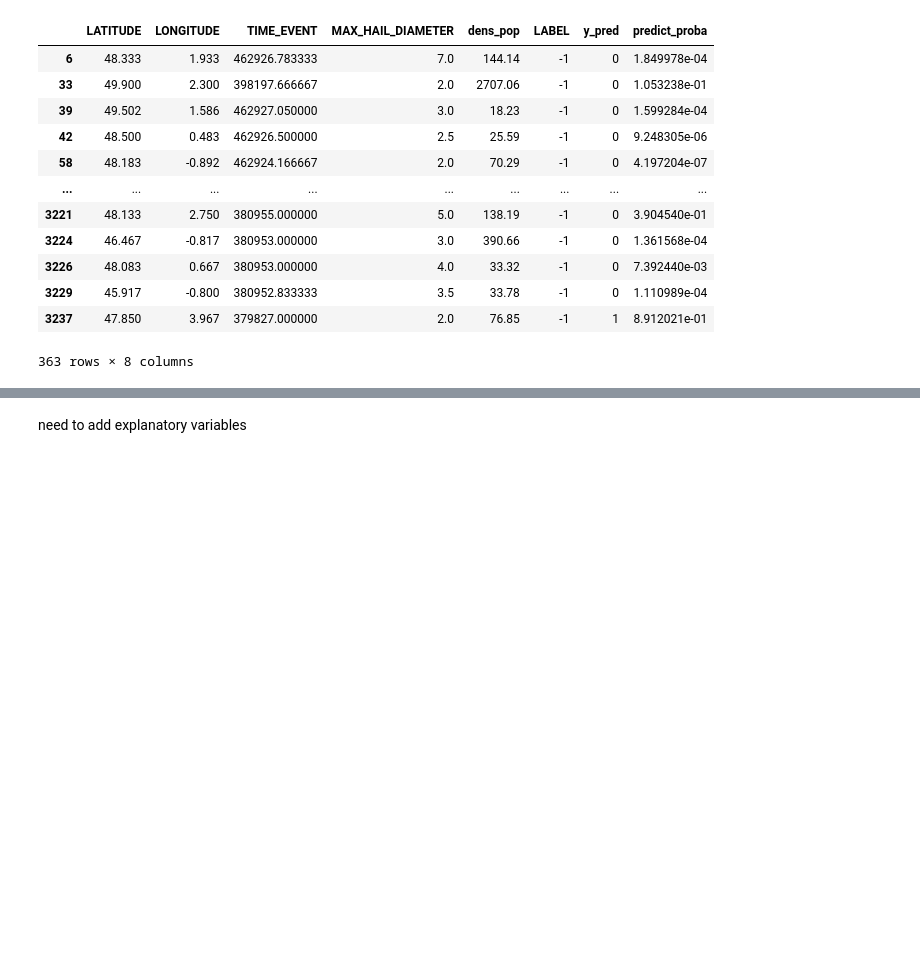
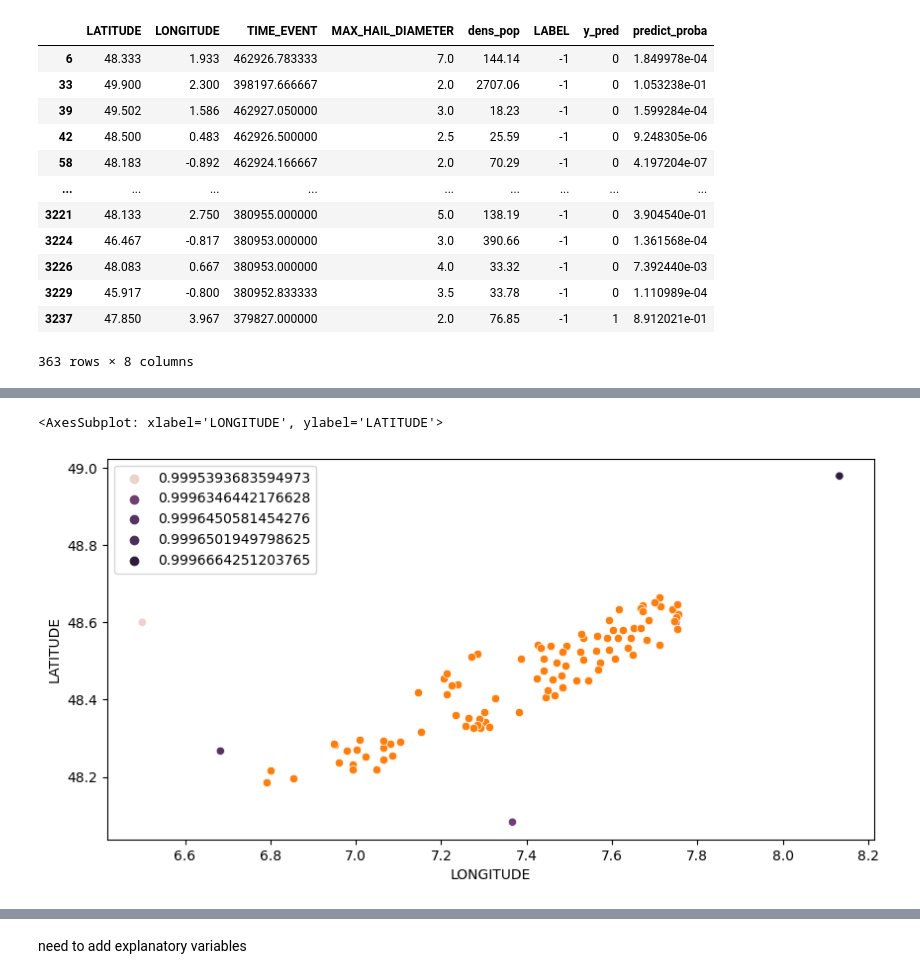
Before and after one commit to eliottmlg/Statapp-Hail-storm, a Jupyter notebook: parameters explore.ipynb, the cells around one changed output, grey strips where cells are left out. Saved outputs shown, nothing was run; the diff lists cells and outputs as text; code cells hidden in the pictures; blank space fills up the shorter version.

```diff
--- a/parameters-evp.ipynb
+++ b/parameters explore.ipynb
@@ -1432,7 +1427,7 @@ def logit_pred_noNA(dfreg, which_cluster):
 
     dflogit["y_pred"] = y_pred
     dflogit["predict_proba"] = predict_proba[:,1]
-    cluster = df_max_hail[df_max_hail["LABEL"]==which_cluster]
+    cluster = df_no_max_hail[df_no_max_hail["LABEL"]==which_cluster]
     # scatter plot
     plt.figure(figsize=(10,5))
     sns.scatterplot(data=dflogit,x='LONGITUDE',y='LATITUDE',hue='y_pred')
@@ -1515,0 +1496,9 @@ The proportion of the bin cluster assigned to cluster: 0.0
+# %%
+most_probable_bin = dflogit.sort_values('predict_proba', ascending=False).loc[:,['LATITUDE','LONGITUDE','predict_proba']].iloc[0:5,:]
+# scatter plot
+plt.figure(figsize=(10,5))
+sns.scatterplot(data=most_probable_bin,x='LONGITUDE',y='LATITUDE',hue='predict_proba')
+sns.scatterplot(data=cluster,x='LONGITUDE',y='LATITUDE')
+# %% [output]
+<AxesSubplot: xlabel='LONGITUDE', ylabel='LATITUDE'>
+[figure, added]
```
Also changed, not shown: parts of 48 cells of this notebook, 3 other files.
